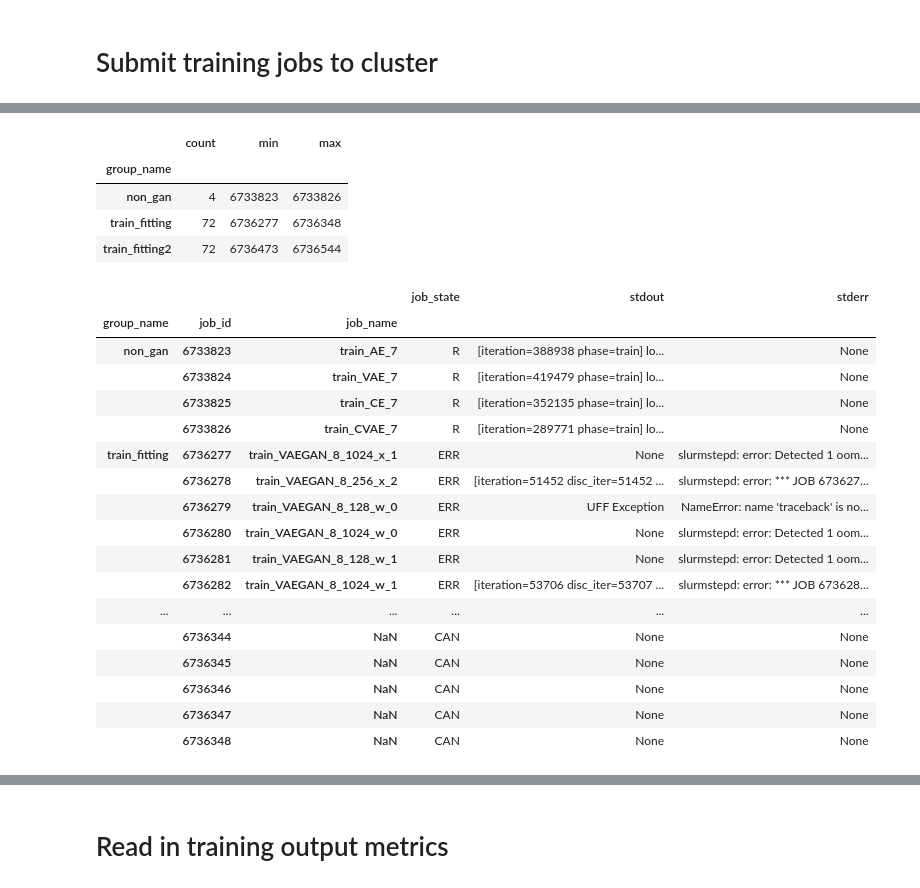
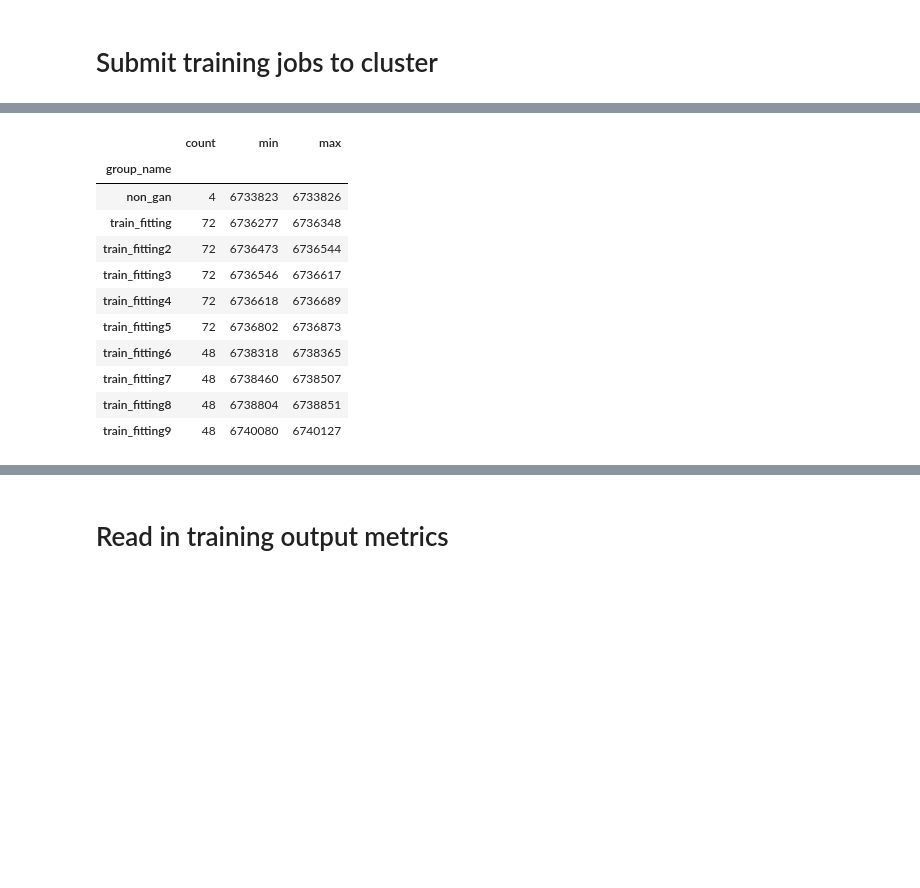
Before and after one commit to mattragoza/ipython-notebooks, a Jupyter notebook: torch_training.ipynb, the cells around one changed output, grey strips where cells are left out. Saved outputs shown, nothing was run; the diff lists cells and outputs as text; code cells hidden in the pictures; blank space fills up the shorter version.

```diff
--- a/torch_training.ipynb
+++ b/torch_training.ipynb
@@ -247,46 +128,65 @@ print(job_ids)
 # %%
-import numpy as np
-import glob
-
-experiment = pd.DataFrame(dict(
+df = pd.DataFrame(dict(
     group_name=[
         'non_gan', # non-GANs and WGANs, no atom fitting - the WGANs all diverged to nan, non-GAN still going strong
         'train_fitting', # try 3 random seeds, 3 latent sizes, GANs + WGANs, and atom fitting metrics - VAEGANs oom, GANs nan
-        'train_fitting2', # use gen+disc gradient clipping, 64gb mem, resubmit
+        'train_fitting2', # use gen+disc gradient clipping, 64gb mem
+        'train_fitting3', # fix missing module in atom_fitting.py
+        'train_fitting4', # fix indent error in dkoes_fitting.py
+        'train_fitting5', # fix zero divide and track memory usage
+        'train_fitting6', # fix random seeds, n_latent, memory leak, try GANs with batchnorm + disc grad clip, WGANs with spectral norm, both with G/D ratios 1:2 or 1:4
+        'train_fitting7', # try lower WGAN lr again, more disc iters, more gen iters for standard GAN
+        'train_fitting8', # train_10 jobs: config files, diff G/D lrs, 100 grad clip, diff order
+        'train_fitting9', # add scalar metrics, put job_params back in train.sh, use spectral norm instead of grad clip, default weight init, smaller repro discriminator
     ],
     job_id=[
         [6733823, 6733824, 6733825, 6733826],
         [6736277, 6736278, 6736279, 6736280, 6736281, 6736282, 6736283, 6736284, 6736285, 6736286, 6736287, 6736288, 6736289, 6736290, 6736291, 6736292, 6736293, 6736294, 6736295, 6736296, 6736297, 6736298, 6736299, 6736300, 6736301, 6736302, 6736303, 6736304, 6736305, 6736306, 6736307, 6736308, 6736309, 6736310, 6736311, 6736312, 6736313, 6736314, 6736315, 6736316, 6736317, 6736318, 6736319, 6736320, 6736321, 6736322, 6736323, 6736324, 6736325, 6736326, 6736327, 6736328, 6736329, 6736330, 6736331, 6736332, 6736333, 6736334, 6736335, 6736336, 6736337, 6736338, 6736339, 6736340, 6736341, 6736342, 6736343, 6736344, 6736345, 6736346, 6736347, 6736348],
         [6736473, 6736474, 6736475, 6736476, 6736477, 6736478, 6736479, 6736480, 6736481, 6736482, 6736483, 6736484, 6736485, 6736486, 6736487, 6736488, 6736489, 6736490, 6736491, 6736492, 6736493, 6736494, 6736495, 6736496, 6736497, 6736498, 6736499, 6736500, 6736501, 6736502, 6736503, 6736504, 6736505, 6736506, 6736507, 6736508, 6736509, 6736510, 6736511, 6736512, 6736513, 6736514, 6736515, 6736516, 6736517, 6736518, 6736519, 6736520, 6736521, 6736522, 6736523, 6736524, 6736525, 6736526, 6736527, 6736528, 6736529, 6736530, 6736531, 6736532, 6736533, 6736534, 6736535, 6736536, 6736537, 6736538, 6736539, 6736540, 6736541, 6736542, 6736543, 6736544],
+        [6736546, 6736547, 6736548, 6736549, 6736550, 6736551, 6736552, 6736553, 6736554, 6736555, 6736556, 6736557, 6736558, 6736559, 6736560, 6736561, 6736562, 6736563, 6736564, 6736565, 6736566, 6736567, 6736568, 6736569, 6736570, 6736571, 6736572, 6736573, 6736574, 6736575, 6736576, 6736577, 6736578, 6736579, 6736580, 6736581, 6736582, 6736583, 6736584, 6736585, 6736586, 6736587, 6736588, 6736589, 6736590, 6736591, 6736592, 6736593, 6736594, 6736595, 6736596, 6736597, 6736598, 6736599, 6736600, 6736601, 6736602, 6736603, 6736604, 6736605, 6736606, 6736607, 6736608, 6736609, 6736610, 6736611, 6736612, 6736613, 6736614, 6736615, 6736616, 6736617],
+        [6736618, 6736619, 6736620, 6736621, 6736622, 6736623, 6736624, 6736625, 6736626, 6736627, 6736628, 6736629, 6736630, 6736631, 6736632, 6736633, 6736634, 6736635, 6736636, 6736637, 6736638, 6736639, 6736640, 6736641, 6736642, 6736643, 6736644, 6736645, 6736646, 6736647, 6736648, 6736649, 6736650, 6736651, 6736652, 6736653, 6736654, 6736655, 6736656, 6736657, 6736658, 6736659, 6736660, 6736661, 6736662, 6736663, 6736664, 6736665, 6736666, 6736667, 6736668, 6736669, 6736670, 6736671, 6736672, 6736673, 6736674, 6736675, 6736676, 6736677, 6736678, 6736679, 6736680, 6736681, 6736682, 6736683, 6736684, 6736685, 6736686, 6736687, 6736688, 6736689],
+        [6736802, 6736803, 6736804, 6736805, 6736806, 6736807, 6736808, 6736809, 6736810, 6736811, 6736812, 6736813, 6736814, 6736815, 6736816, 6736817, 6736818, 6736819, 6736820, 6736821, 6736822, 6736823, 6736824, 6736825, 6736826, 6736827, 6736828, 6736829, 6736830, 6736831, 6736832, 6736833, 6736834, 6736835, 6736836, 6736837, 6736838, 6736839, 6736840, 6736841, 6736842, 6736843, 6736844, 6736845, 6736846, 6736847, 6736848, 6736849, 6736850, 6736851, 6736852, 6736853, 6736854, 6736855, 6736856, 6736857, 6736858, 6736859, 6736860, 6736861, 6736862, 6736863, 6736864, 6736865, 6736866, 6736867, 6736868, 6736869, 6736870, 6736871, 6736872, 6736873],
+        [6738318, 6738319, 6738320, 6738321, 6738322, 6738323, 6738324, 6738325, 6738326, 6738327, 6738328, 6738329, 6738330, 6738331, 6738332, 6738333, 6738334, 6738335, 6738336, 6738337, 6738338, 6738339, 6738340, 6738341, 6738342, 6738343, 6738344, 6738345, 6738346, 6738347, 6738348, 6738349, 6738350, 6738351, 6738352, 6738353, 6738354, 6738355, 6738356, 6738357, 6738358, 6738359, 6738360, 6738361, 6738362, 6738363, 6738364, 6738365],
+        [6738460, 6738461, 6738462, 6738463, 6738464, 6738465, 6738466, 6738467, 6738468, 6738469, 6738470, 6738471, 6738472, 6738473, 6738474, 6738475, 6738476, 6738477, 6738478, 6738479, 6738480, 6738481, 6738482, 6738483, 6738484, 6738485, 6738486, 6738487, 6738488, 6738489, 6738490, 6738491, 6738492, 6738493, 6738494, 6738495, 6738496, 6738497, 6738498, 6738499, 6738500, 6738501, 6738502, 6738503, 6738504, 6738505, 6738506, 6738507],
+        [6738804, 6738805, 6738806, 6738807, 6738808, 6738809, 6738810, 6738811, 6738812, 6738813, 6738814, 6738815, 6738816, 6738817, 6738818, 6738819, 6738820, 6738821, 6738822, 6738823, 6738824, 6738825, 6738826, 6738827, 6738828, 6738829, 6738830, 6738831, 6738832, 6738833, 6738834, 6738835, 6738836, 6738837, 6738838, 6738839, 6738840, 6738841, 6738842, 6738843, 6738844, 6738845, 6738846, 6738847, 6738848, 6738849, 6738850, 6738851],
+        [6740080, 6740081, 6740082, 6740083, 6740084, 6740085, 6740086, 6740087, 6740088, 6740089, 6740090, 6740091, 6740092, 6740093, 6740094, 6740095, 6740096, 6740097, 6740098, 6740099, 6740100, 6740101, 6740102, 6740103, 6740104, 6740105, 6740106, 6740107, 6740108, 6740109, 6740110, 6740111, 6740112, 6740113, 6740114, 6740115, 6740116, 6740117, 6740118, 6740119, 6740120, 6740121, 6740122, 6740123, 6740124, 6740125, 6740126, 6740127],
     ]
 )).explode('job_id')
-experiment.groupby('group_name')['job_id'].agg(['count', 'min', 'max'])
+df.groupby('group_name')['job_id'].agg(['count', 'min', 'max'])
 # %% [output]
 |  | count | min | max |
 | group_name |  |  |  |
 | non_gan | 4 | 6733823 | 6733826 |
 | train_fitting | 72 | 6736277 | 6736348 |
 | train_fitting2 | 72 | 6736473 | 6736544 |
+| train_fitting3 | 72 | 6736546 | 6736617 |
+| train_fitting4 | 72 | 6736618 | 6736689 |
+| train_fitting5 | 72 | 6736802 | 6736873 |
+| train_fitting6 | 48 | 6738318 | 6738365 |
+| train_fitting7 | 48 | 6738460 | 6738507 |
+| train_fitting8 | 48 | 6738804 | 6738851 |
+| train_fitting9 | 48 | 6740080 | 6740127 |
 # %%
+import numpy as np
+import glob, re
 import param_search
 
 queue_status = param_search.status()
-queue_status[['job_id', 'array_idx']] = queue_status.job_id.str.split('_', expand=True).apply(pd.to_numeric)
-queue_status[queue_status.user == 'mtr22']
+queue_status[['job_id', 'array_idx']] = queue_status['job_id'].str.split('_', expand=True).apply(pd.to_numeric)
 
-df = experiment.merge(queue_status, on='job_id', how='left')
+df = df[df.group_name.isin(['non_gan', 'train_fitting9'])]
+df = df.merge(queue_status, on='job_id', how='left')
 
 def find_work_dir(x):
-    if not pd.isnull(x['work_dir']):
+    if 'work_dir' in x and not pd.isnull(x['work_dir']):
         return x['work_dir']
     f = glob.glob('*/{}.*'.format(x['job_id']))
     if f:
         return os.path.dirname(f[0])
-    else:
-        return None # cancelled before running
+    # else cancelled before running
 
 def find_job_state(x):
-    if not pd.isnull(x['job_state']):
+    if 'job_state' in x and not pd.isnull(x['job_state']):
         return x['job_state']
     if x['work_dir'] is None:
         return 'CAN'
@@ -294,7 +194,7 @@ def find_job_state(x):
         return 'ERR'
     return 'OK'
 
-def catch_exc(func, exc_type=FileNotFoundError, default=None):
+def catch_exc(func, exc_type=Exception, default=None):
     def wrapper(*args, **kwargs):
         try:
             return func(*args, **kwargs)
@@ -304,28 +204,9 @@ def catch_exc(func, exc_type=FileNotFoundError, default=None):
 
 df['work_dir'] = df.apply(find_work_dir, axis=1)
 df['job_name'] = df['work_dir'].map(catch_exc(os.path.basename, TypeError))
+df['job_file'] = df.apply(lambda x: '{work_dir}/train.sh'.format(**x), axis=1)
 df['stdout_file'] = df.apply(lambda x: '{work_dir}/{job_id}.stdout'.format(**x), axis=1)
 df['stderr_file'] = df.apply(lambda x: '{work_dir}/{job_id}.stderr'.format(**x), axis=1)
-df['stdout'] = df['stdout_file'].map(catch_exc(param_search.job_output.read_stdout_file))
-df['stderr'] = df['stderr_file'].map(catch_exc(param_search.job_output.read_stderr_file))
+df['stdout'] = df['stdout_file'].map(catch_exc(param_search.job_output.read_stdout_file, FileNotFoundError))
+df['stderr'] = df['stderr_file'].map(catch_exc(param_search.job_output.read_stderr_file, FileNotFoundError))
 df['job_state'] = df.apply(find_job_state, axis=1)
-df.set_index(['group_name', 'job_id', 'job_name'])[['job_state', 'stdout', 'stderr']]
-# %% [output]
-|  |  |  | job_state | stdout | stderr |
-| group_name | job_id | job_name |  |  |  |
-| non_gan | 6733823 | train_AE_7 | R | [iteration=388938 phase=train] lo... | None |
-|  | 6733824 | train_VAE_7 | R | [iteration=419479 phase=train] lo... | None |
-|  | 6733825 | train_CE_7 | R | [iteration=352135 phase=train] lo... | None |
-|  | 6733826 | train_CVAE_7 | R | [iteration=289771 phase=train] lo... | None |
-| train_fitting | 6736277 | train_VAEGAN_8_1024_x_1 | ERR | None | slurmstepd: error: Detected 1 oom... |
-|  | 6736278 | train_VAEGAN_8_256_x_2 | ERR | [iteration=51452 disc_iter=51452 ... | slurmstepd: error: *** JOB 673627... |
-|  | 6736279 | train_VAEGAN_8_128_w_0 | ERR | UFF Exception | NameError: name 'traceback' is no... |
-|  | 6736280 | train_VAEGAN_8_1024_w_0 | ERR | None | slurmstepd: error: Detected 1 oom... |
-|  | 6736281 | train_VAEGAN_8_128_w_1 | ERR | None | slurmstepd: error: Detected 1 oom... |
-|  | 6736282 | train_VAEGAN_8_1024_w_1 | ERR | [iteration=53706 disc_iter=53707 ... | slurmstepd: error: *** JOB 673628... |
-| ... | ... | ... | ... | ... | ... |
-|  | 6736344 | NaN | CAN | None | None |
-|  | 6736345 | NaN | CAN | None | None |
-|  | 6736346 | NaN | CAN | None | None |
-|  | 6736347 | NaN | CAN | None | None |
-|  | 6736348 | NaN | CAN | None | None |
```
Also changed, not shown: parts of 16 cells of this notebook.
